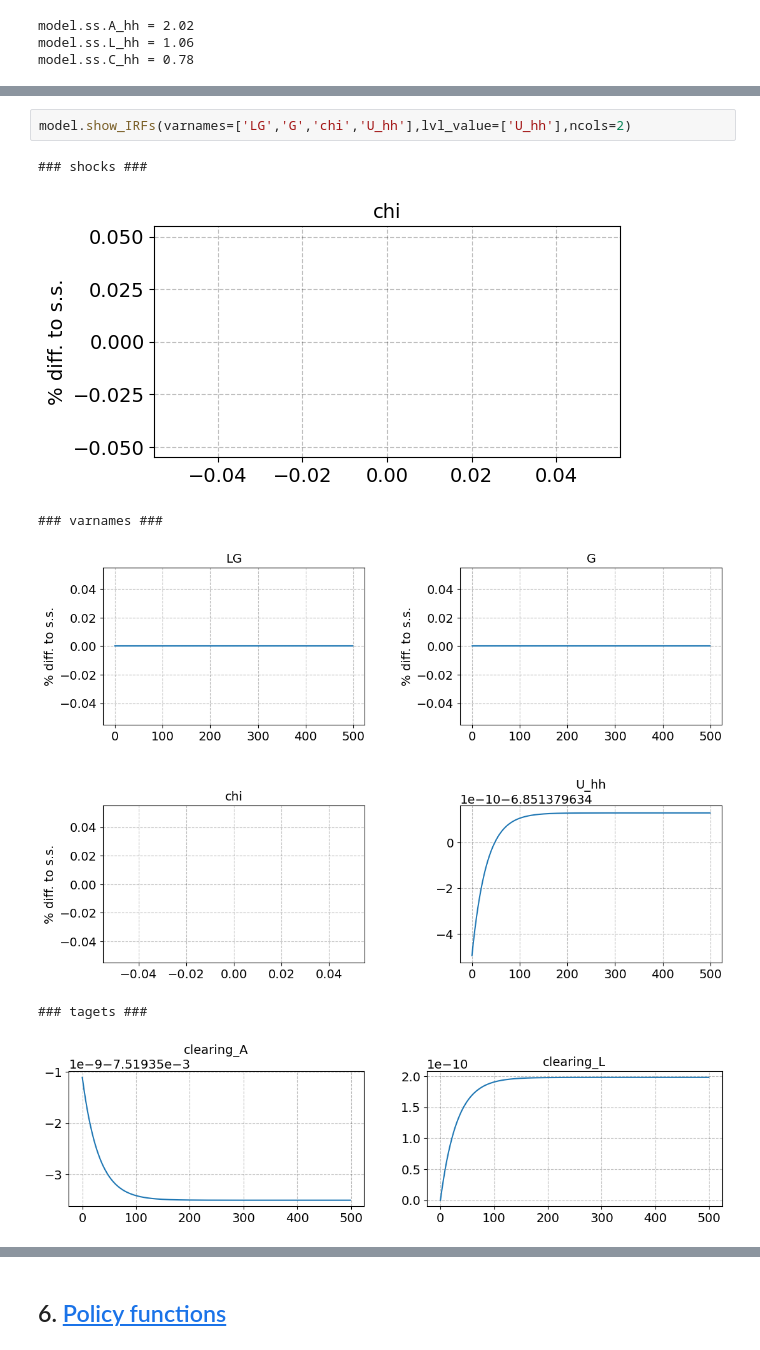
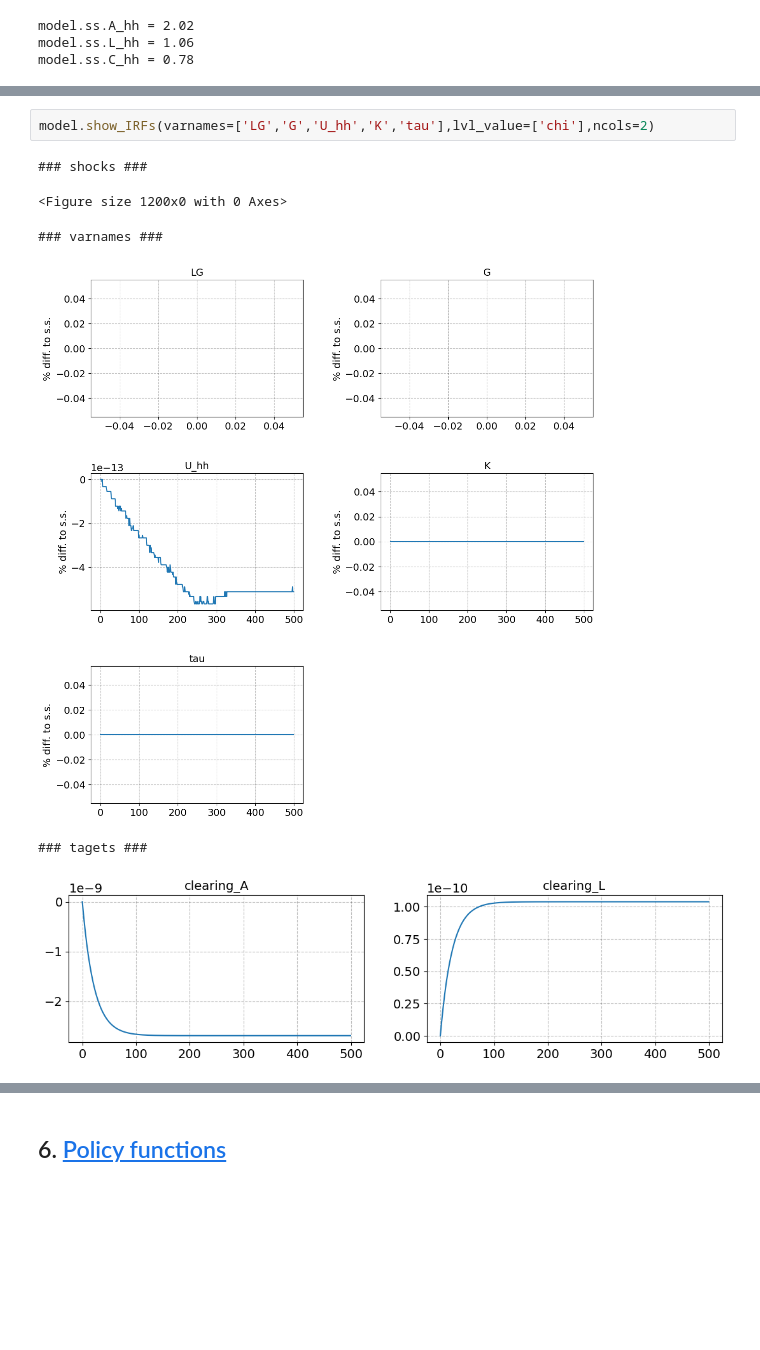
Before and after one commit to Bernseng/AdvMacroHet, a Jupyter notebook: Assignments/Assignment_II/HANCWelfareModel.ipynb, the cells around one changed output, grey strips where cells are left out. Saved outputs shown, nothing was run; the diff lists cells and outputs as text; blank space fills up the shorter version.

```diff
--- a/Assignments/Assignment_II/HANCWelfareModel.ipynb
+++ b/Assignments/Assignment_II/HANCWelfareModel.ipynb
@@ -333,9 +269,9 @@ LinAlgError: Last 2 dimensions of the array must be square
 # %%
-model.show_IRFs(varnames=['LG','G','chi','U_hh'],lvl_value=['U_hh'],ncols=2)
+model.show_IRFs(varnames=['LG','G','U_hh','K','tau'],lvl_value=['chi'],ncols=2)
 # %% [output]
 ### shocks ###
+<Figure size 1200x0 with 0 Axes>
+### varnames ###
-[figure, old version]
+[figure, new version]
-### varnames ###
+### tagets ###
-[figure, old version]
+[figure, new version]
-### tagets ###
-[figure, removed]
```
Also changed, not shown: parts of 48 cells of this notebook, 4 other files.
